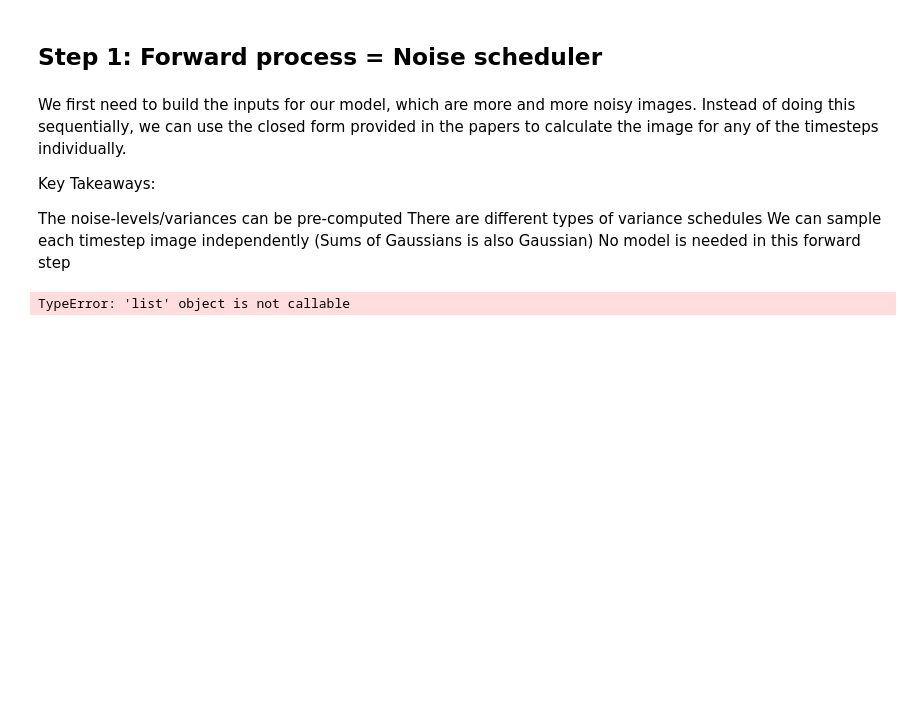
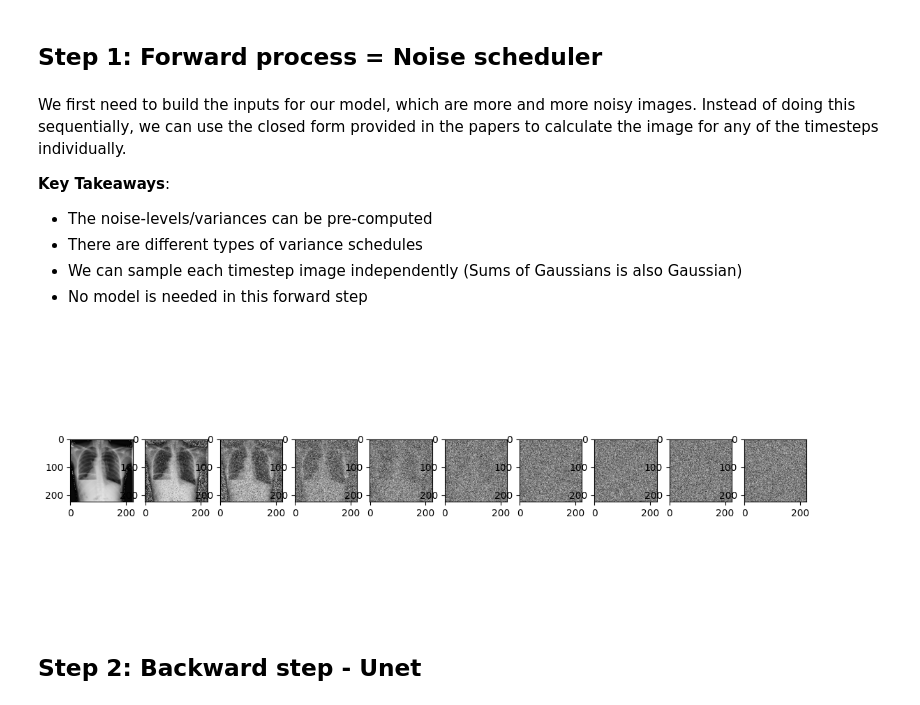
Before and after one commit to msamhz/diffusion_xray, a Jupyter notebook: diffusion_model_from_scratch.ipynb, the cells around one changed output. Drawn from its saved outputs; the diff is of its cells as text; code cells hidden in the pictures; blank space fills up the shorter version.

```diff
--- a/diffusion_model_from_scratch.ipynb
+++ b/diffusion_model_from_scratch.ipynb
@@ -31,7 +33,7 @@ class OsteoDataset(Dataset):
 
     def __getitem__(self, idx):
         img_path = self.data_list[idx]
-        img = Image.open(img_path)
+        img = Image.open(img_path).convert('L')
 
         if self.transform:
             img = self.transform(img)
@@ -58,12 +60,11 @@ plt.show()
 # %% [markdown]
 We first need to build the inputs for our model, which are more and more noisy images. Instead of doing this sequentially, we can use the closed form provided in the papers to calculate the image for any of the timesteps individually.
 
-Key Takeaways:
-
-The noise-levels/variances can be pre-computed
-There are different types of variance schedules
-We can sample each timestep image independently (Sums of Gaussians is also Gaussian)
-No model is needed in this forward step
+**Key Takeaways**:
+- The noise-levels/variances can be pre-computed
+- There are different types of variance schedules
+- We can sample each timestep image independently (Sums of Gaussians is also Gaussian)
+- No model is needed in this forward step
 # %%
 import torch.nn.functional as F
 
@@ -113,24 +114,23 @@ import numpy as np
 import torchvision
 from sklearn.model_selection import train_test_split
 
-IMG_SIZE = 64
+IMG_SIZE = 224
 BATCH_SIZE = 128
 
 def load_transformed_dataset():
     data_transforms = [
         transforms.Resize((IMG_SIZE, IMG_SIZE)),
         transforms.RandomHorizontalFlip(),
-        transforms.ToTensor(), # Scales data into [0,1]
-        transforms.Lambda(lambda t: (t * 2) - 1) # Scale between [-1, 1]
+        transforms.ToTensor(),
+        transforms.Lambda(lambda t: (t * 2) - 1)
     ]
     data_transform = transforms.Compose(data_transforms)
 
-    dataset = OsteoDataset(cfg, transform=data_transforms)
+    dataset = OsteoDataset(cfg, transform=data_transform)  # ✅ fix here
     indices = list(range(len(dataset)))
     train_indices, test_indices = train_test_split(indices, test_size=0.2, random_state=42)
     train_dataset = torch.utils.data.Subset(dataset, train_indices)
     test_dataset = torch.utils.data.Subset(dataset, test_indices)
-
 
     return torch.utils.data.ConcatDataset([train_dataset, test_dataset])
 
@@ -146,23 +146,25 @@ def show_tensor_image(image):
     # Take first image of batch
     if len(image.shape) == 4:
         image = image[0, :, :, :]
-    plt.imshow(reverse_transforms(image))
+    plt.imshow(reverse_transforms(image), cmap='gray')
 
 data = load_transformed_dataset()
 dataloader = DataLoader(data, batch_size=BATCH_SIZE, shuffle=True, drop_last=True)
 # %%
 # Simulate forward diffusion
 image = next(iter(dataloader))[0]
 
-plt.figure(figsize=(15,15))
+plt.figure(figsize=(15,5))
 plt.axis('off')
 num_images = 10
 stepsize = int(T/num_images)
 
 for idx in range(0, T, stepsize):
     t = torch.Tensor([idx]).type(torch.int64)
     plt.subplot(1, num_images+1, int(idx/stepsize) + 1)
     img, noise = forward_diffusion_sample(image, t)
     show_tensor_image(img)
 # %% [output]
-TypeError: 'list' object is not callable
+[figure, added]
+# %% [markdown]
+## Step 2: Backward step - Unet
```
Also changed, not shown: parts of 4 cells of this notebook.
